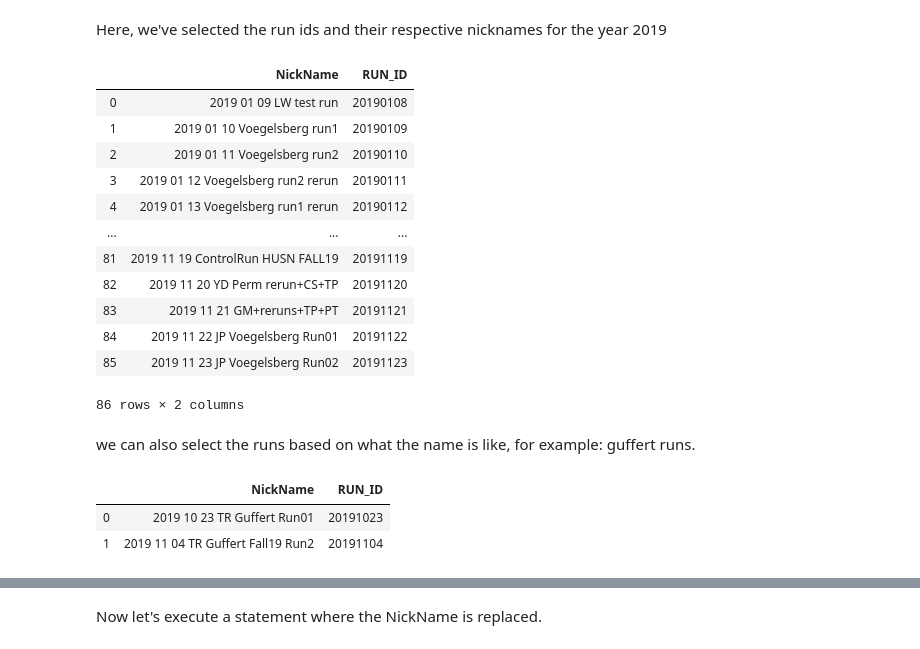
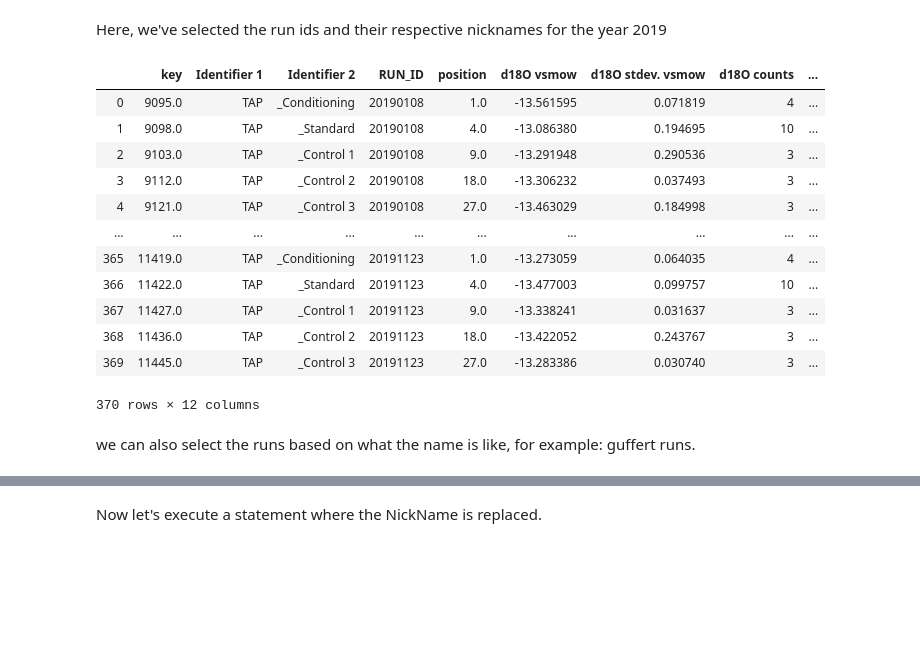
Before and after one commit to tr1813/picarro-calculator, a Jupyter notebook: ipynb/Update DataBase.ipynb, the cells around one changed output, grey strips where cells are left out. Drawn from its saved outputs; the diff is of its cells as text; code cells hidden in the pictures; blank space fills up the shorter version.

Commit message:
exception changes

```diff
--- a/ipynb/Update DataBase.ipynb
+++ b/ipynb/Update DataBase.ipynb
@@ -18,9 +20,9 @@ There is no new raw data in directory: J:\c715\Picarro\Results\Results 2019\Raw
 # %%
 conn = pdb.CreateConnection(r"J:\c715\Picarro\Results\Database\data.db")
 
-#for file in files:
-#    pdb.AddRaw(file,conn)
-#    try:
-#        pdb.AddSummaryRun(file,conn)
-#    except:
-#        print("An error occurred")
+for file in files:
+    pdb.AddRaw(file,conn)
+    try:
+        pdb.AddSummaryRun(file,conn)
+    except:
+        print("An error occurred")
@@ -31,31 +59,27 @@ import pandas as pd
 # %% [markdown]
 Here, we've selected the run ids and their respective nicknames for the year 2019
 # %%
-df = pd.read_sql_query("select * from runlookup;",conn)
+df = pd.read_sql_query("select * from runs r where r.'Identifier 1'='TAP';",conn)
 df
 # %% [output]
-|  | NickName | RUN_ID |
-| 0 | 2019 01 09 LW test run | 20190108 |
-| 1 | 2019 01 10 Voegelsberg run1 | 20190109 |
-| 2 | 2019 01 11 Voegelsberg run2 | 20190110 |
-| 3 | 2019 01 12 Voegelsberg run2 rerun | 20190111 |
-| 4 | 2019 01 13 Voegelsberg run1 rerun | 20190112 |
-| ... | ... | ... |
-| 81 | 2019 11 19 ControlRun HUSN FALL19 | 20191119 |
-| 82 | 2019 11 20 YD Perm rerun+CS+TP | 20191120 |
-| 83 | 2019 11 21 GM+reruns+TP+PT | 20191121 |
-| 84 | 2019 11 22 JP Voegelsberg Run01 | 20191122 |
-| 85 | 2019 11 23 JP Voegelsberg Run02 | 20191123 |
+|  | key | Identifier 1 | Identifier 2 | RUN_ID | position | d18O vsmow | d18O stdev. vsmow | d18O counts | ... |
+| 0 | 9095.0 | TAP | _Conditioning | 20190108 | 1.0 | -13.561595 | 0.071819 | 4 | ... |
+| 1 | 9098.0 | TAP | _Standard | 20190108 | 4.0 | -13.086380 | 0.194695 | 10 | ... |
+| 2 | 9103.0 | TAP | _Control 1 | 20190108 | 9.0 | -13.291948 | 0.290536 | 3 | ... |
+| 3 | 9112.0 | TAP | _Control 2 | 20190108 | 18.0 | -13.306232 | 0.037493 | 3 | ... |
+| 4 | 9121.0 | TAP | _Control 3 | 20190108 | 27.0 | -13.463029 | 0.184998 | 3 | ... |
+| ... | ... | ... | ... | ... | ... | ... | ... | ... | ... |
+| 365 | 11419.0 | TAP | _Conditioning | 20191123 | 1.0 | -13.273059 | 0.064035 | 4 | ... |
+| 366 | 11422.0 | TAP | _Standard | 20191123 | 4.0 | -13.477003 | 0.099757 | 10 | ... |
+| 367 | 11427.0 | TAP | _Control 1 | 20191123 | 9.0 | -13.338241 | 0.031637 | 3 | ... |
+| 368 | 11436.0 | TAP | _Control 2 | 20191123 | 18.0 | -13.422052 | 0.243767 | 3 | ... |
+| 369 | 11445.0 | TAP | _Control 3 | 20191123 | 27.0 | -13.283386 | 0.030740 | 3 | ... |
-86 rows × 2 columns
+370 rows × 12 columns
 # %% [markdown]
 we can also select the runs based on what the name is like, for example: guffert runs.
 # %%
 df = pd.read_sql_query("select * from runlookup rlk where rlk.NickName like '%guffert%';",conn)
 df
-# %% [output]
-|  | NickName | RUN_ID |
-| 0 | 2019 10 23 TR Guffert Run01 | 20191023 |
-| 1 | 2019 11 04 TR Guffert Fall19 Run2 | 20191104 |
 # %%
 df = pd.read_sql_query("select * from runlookup rlk where rlk.NickName like '%Hundsalm%';",conn)
 df
```
Also changed, not shown: parts of 9 cells of this notebook, 3 other files.
